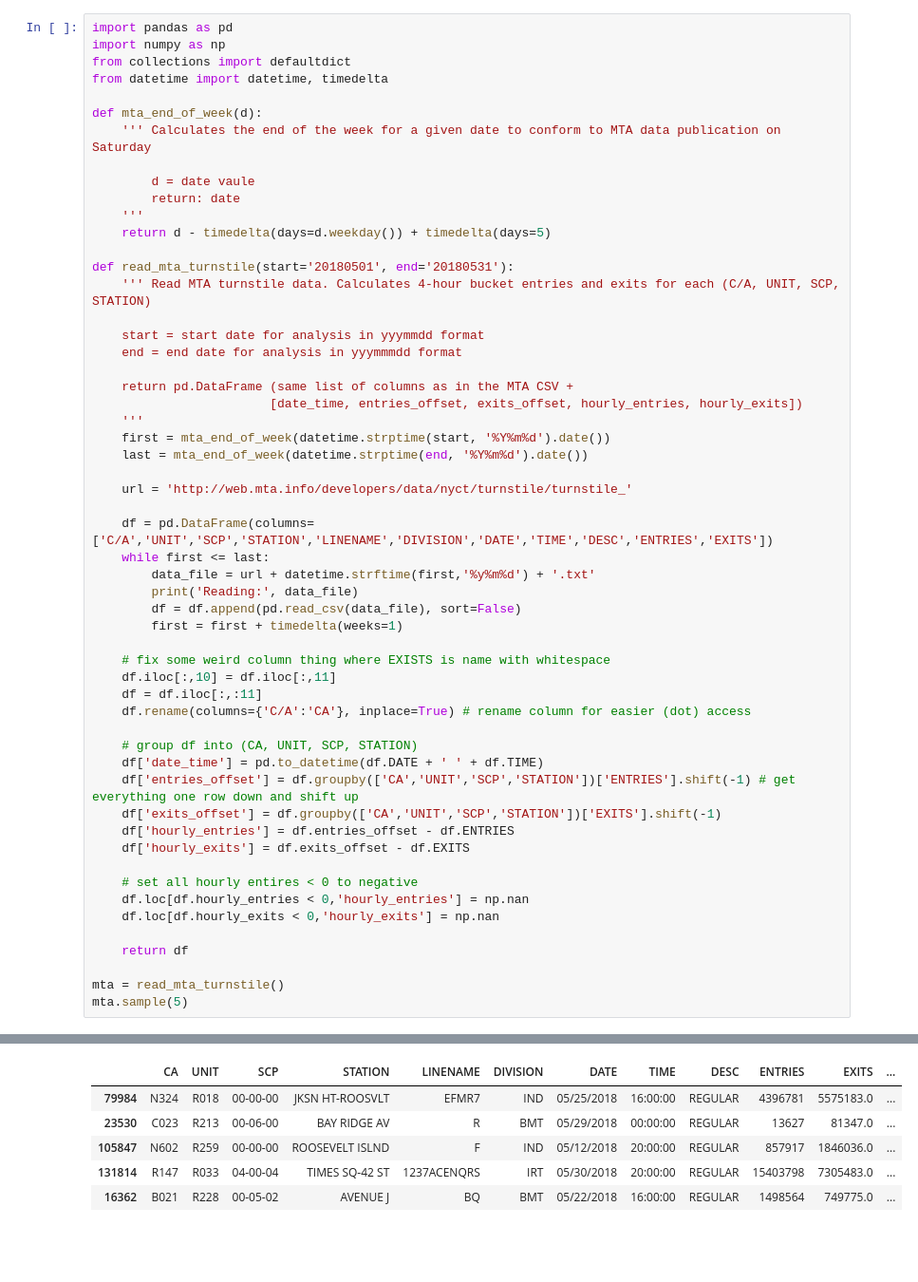
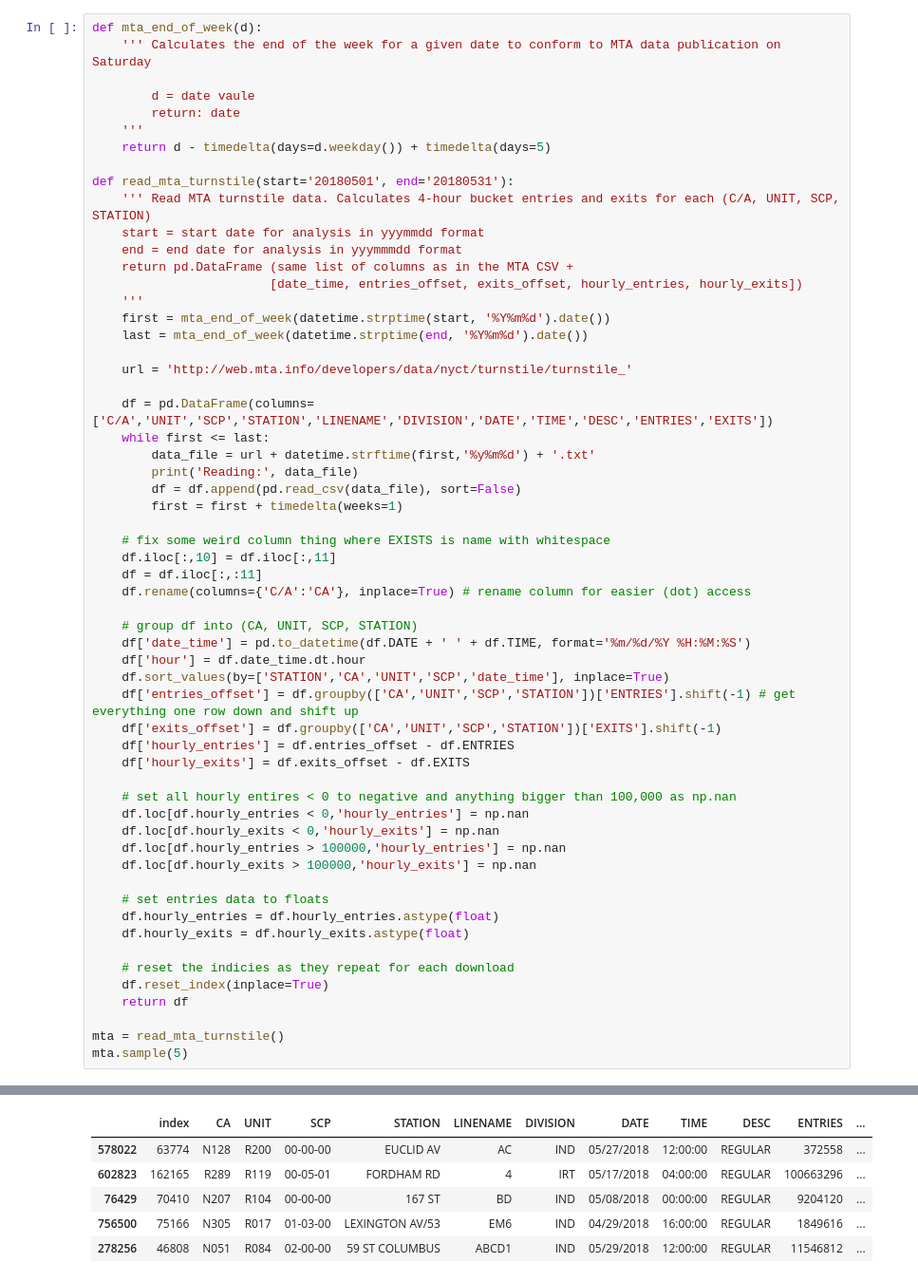
Before and after one commit to jason-sa/Challenges, a Jupyter notebook: Challenge 1.ipynb, the cells around one changed output, grey strips where cells are left out. Shown: that part at 95% size. Drawn from its saved outputs; the diff is of its cells as text; blank space fills up the shorter version.

```diff
--- a/Challenge 1.ipynb
+++ b/Challenge 1.ipynb
@@ -6,9 +23,4 @@ Open up a file, use csv reader to read it and ensure there is a column for each
 # %%
-import pandas as pd
-import numpy as np
-from collections import defaultdict
-from datetime import datetime, timedelta
-
 def mta_end_of_week(d):
     ''' Calculates the end of the week for a given date to conform to MTA data publication on Saturday
 
@@ -19,10 +31,8 @@ def mta_end_of_week(d):
 
 def read_mta_turnstile(start='20180501', end='20180531'):
     ''' Read MTA turnstile data. Calculates 4-hour bucket entries and exits for each (C/A, UNIT, SCP, STATION)
-
     start = start date for analysis in yyymmdd format
     end = end date for analysis in yyymmmdd format
-
     return pd.DataFrame (same list of columns as in the MTA CSV +
                         [date_time, entries_offset, exits_offset, hourly_entries, hourly_exits])
     '''
@@ -35,38 +45,48 @@ def read_mta_turnstile(start='20180501', end='20180531'):
     while first <= last:
         data_file = url + datetime.strftime(first,'%y%m%d') + '.txt'
         print('Reading:', data_file)
         df = df.append(pd.read_csv(data_file), sort=False)
         first = first + timedelta(weeks=1)
 
     # fix some weird column thing where EXISTS is name with whitespace
     df.iloc[:,10] = df.iloc[:,11]
     df = df.iloc[:,:11]
     df.rename(columns={'C/A':'CA'}, inplace=True) # rename column for easier (dot) access
 
     # group df into (CA, UNIT, SCP, STATION)
-    df['date_time'] = pd.to_datetime(df.DATE + ' ' + df.TIME)
+    df['date_time'] = pd.to_datetime(df.DATE + ' ' + df.TIME, format='%m/%d/%Y %H:%M:%S')
+    df['hour'] = df.date_time.dt.hour
+    df.sort_values(by=['STATION','CA','UNIT','SCP','date_time'], inplace=True)
     df['entries_offset'] = df.groupby(['CA','UNIT','SCP','STATION'])['ENTRIES'].shift(-1) # get everything one row down and shift up
     df['exits_offset'] = df.groupby(['CA','UNIT','SCP','STATION'])['EXITS'].shift(-1)
     df['hourly_entries'] = df.entries_offset - df.ENTRIES
     df['hourly_exits'] = df.exits_offset - df.EXITS
 
-    # set all hourly entires < 0 to negative
+    # set all hourly entires < 0 to negative and anything bigger than 100,000 as np.nan
     df.loc[df.hourly_entries < 0,'hourly_entries'] = np.nan
     df.loc[df.hourly_exits < 0,'hourly_exits'] = np.nan
+    df.loc[df.hourly_entries > 100000,'hourly_entries'] = np.nan
+    df.loc[df.hourly_exits > 100000,'hourly_exits'] = np.nan
 
+    # set entries data to floats
+    df.hourly_entries = df.hourly_entries.astype(float)
+    df.hourly_exits = df.hourly_exits.astype(float)
+
+    # reset the indicies as they repeat for each download
+    df.reset_index(inplace=True)
     return df
 
 mta = read_mta_turnstile()
 mta.sample(5)
 # %% [output]
 Reading: http://web.mta.info/developers/data/nyct/turnstile/turnstile_180505.txt
 Reading: http://web.mta.info/developers/data/nyct/turnstile/turnstile_180512.txt
 Reading: http://web.mta.info/developers/data/nyct/turnstile/turnstile_180519.txt
 Reading: http://web.mta.info/developers/data/nyct/turnstile/turnstile_180526.txt
 Reading: http://web.mta.info/developers/data/nyct/turnstile/turnstile_180602.txt
-|  | CA | UNIT | SCP | STATION | LINENAME | DIVISION | DATE | TIME | DESC | ENTRIES | EXITS | ... |
-| 79984 | N324 | R018 | 00-00-00 | JKSN HT-ROOSVLT | EFMR7 | IND | 05/25/2018 | 16:00:00 | REGULAR | 4396781 | 5575183.0 | ... |
-| 23530 | C023 | R213 | 00-06-00 | BAY RIDGE AV | R | BMT | 05/29/2018 | 00:00:00 | REGULAR | 13627 | 81347.0 | ... |
-| 105847 | N602 | R259 | 00-00-00 | ROOSEVELT ISLND | F | IND | 05/12/2018 | 20:00:00 | REGULAR | 857917 | 1846036.0 | ... |
-| 131814 | R147 | R033 | 04-00-04 | TIMES SQ-42 ST | 1237ACENQRS | IRT | 05/30/2018 | 20:00:00 | REGULAR | 15403798 | 7305483.0 | ... |
-| 16362 | B021 | R228 | 00-05-02 | AVENUE J | BQ | BMT | 05/22/2018 | 16:00:00 | REGULAR | 1498564 | 749775.0 | ... |
+|  | index | CA | UNIT | SCP | STATION | LINENAME | DIVISION | DATE | TIME | DESC | ENTRIES | ... |
+| 578022 | 63774 | N128 | R200 | 00-00-00 | EUCLID AV | AC | IND | 05/27/2018 | 12:00:00 | REGULAR | 372558 | ... |
+| 602823 | 162165 | R289 | R119 | 00-05-01 | FORDHAM RD | 4 | IRT | 05/17/2018 | 04:00:00 | REGULAR | 100663296 | ... |
+| 76429 | 70410 | N207 | R104 | 00-00-00 | 167 ST | BD | IND | 05/08/2018 | 00:00:00 | REGULAR | 9204120 | ... |
+| 756500 | 75166 | N305 | R017 | 01-03-00 | LEXINGTON AV/53 | EM6 | IND | 04/29/2018 | 16:00:00 | REGULAR | 1849616 | ... |
+| 278256 | 46808 | N051 | R084 | 02-00-00 | 59 ST COLUMBUS | ABCD1 | IND | 05/29/2018 | 12:00:00 | REGULAR | 11546812 | ... |
```
Also changed, not shown: parts of 24 cells of this notebook, 2 other files.
